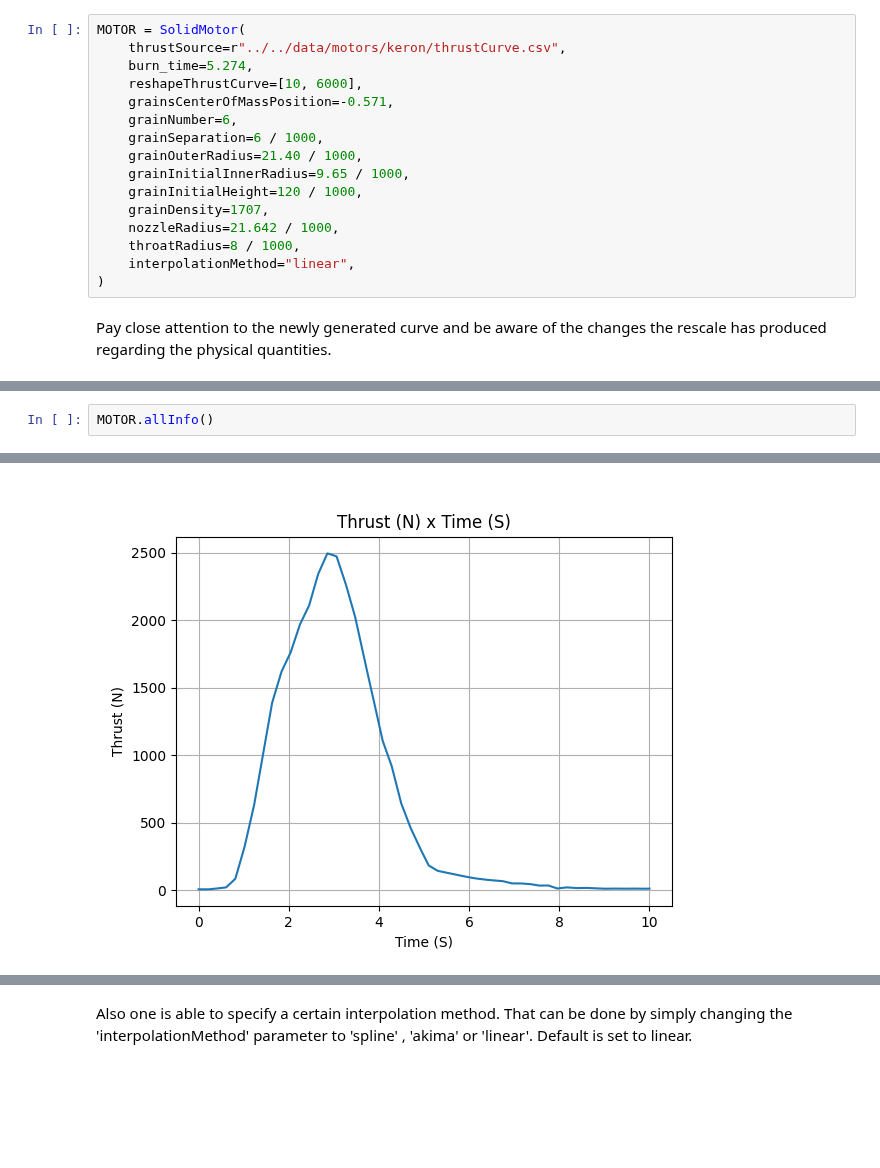
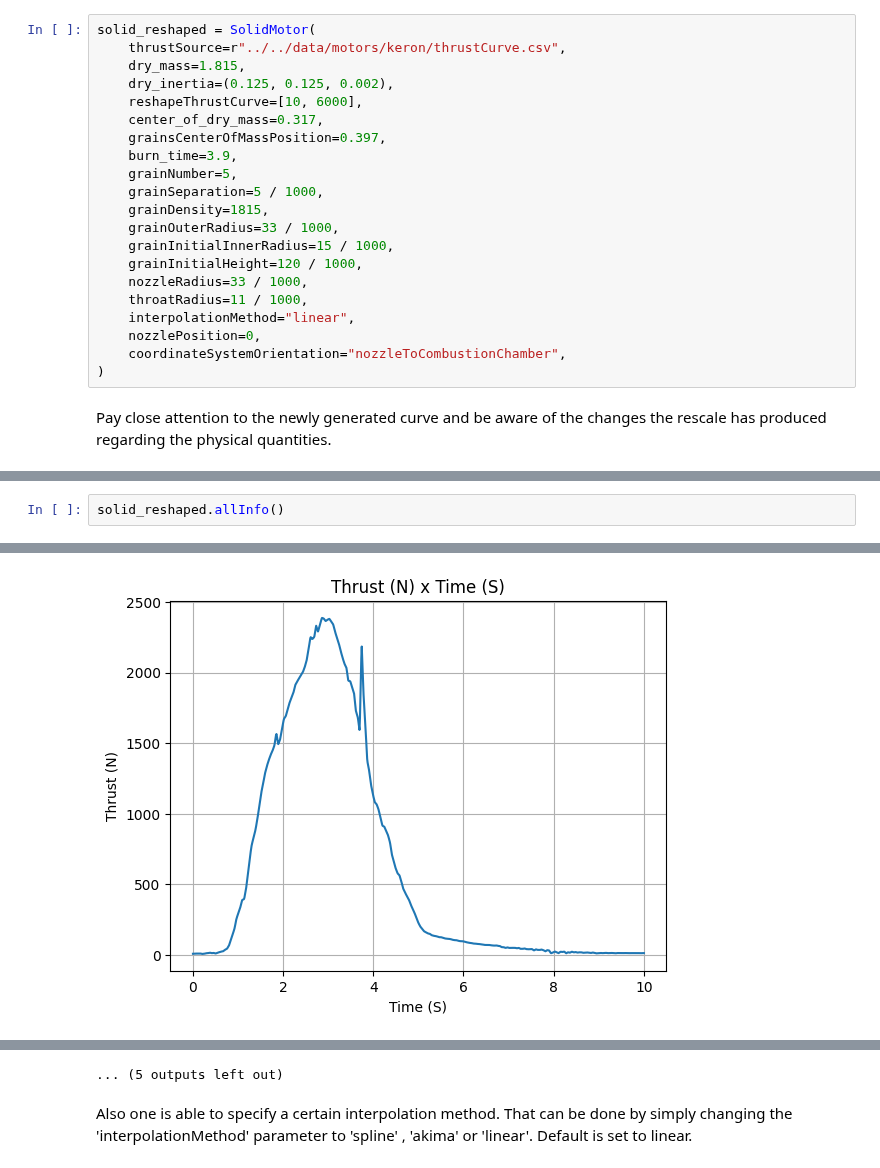
Before and after one commit to RocketPy-Team/RocketPy, a Jupyter notebook: docs/notebooks/solid_motor_class_usage.ipynb, the cells around one changed output, grey strips where cells are left out. Cells and saved outputs as stored; diff of their text form; blank space fills up the shorter version.

```diff
--- a/docs/notebooks/solid_motor_class_usage.ipynb
+++ b/docs/notebooks/solid_motor_class_usage.ipynb
@@ -198,20 +148,25 @@ Plots
 # %% [markdown]
 We know explore the reshape feature concerning the thrust curve and the interpolation method. Sometimes is useful to rescale a given curve to match new specifications when impulse and burn out time are expected to vary only slightly. That can be done how we know exemplify by setting the new burn out time in seconds to be ten and the new total impulse to be 6000 Ns.
 # %%
-MOTOR = SolidMotor(
+solid_reshaped = SolidMotor(
     thrustSource=r"../../data/motors/keron/thrustCurve.csv",
-    burn_time=5.274,
+    dry_mass=1.815,
+    dry_inertia=(0.125, 0.125, 0.002),
     reshapeThrustCurve=[10, 6000],
-    grainsCenterOfMassPosition=-0.571,
-    grainNumber=6,
-    grainSeparation=6 / 1000,
-    grainOuterRadius=21.40 / 1000,
-    grainInitialInnerRadius=9.65 / 1000,
+    center_of_dry_mass=0.317,
+    grainsCenterOfMassPosition=0.397,
+    burn_time=3.9,
+    grainNumber=5,
+    grainSeparation=5 / 1000,
+    grainDensity=1815,
+    grainOuterRadius=33 / 1000,
+    grainInitialInnerRadius=15 / 1000,
     grainInitialHeight=120 / 1000,
-    grainDensity=1707,
-    nozzleRadius=21.642 / 1000,
-    throatRadius=8 / 1000,
+    nozzleRadius=33 / 1000,
+    throatRadius=11 / 1000,
     interpolationMethod="linear",
+    nozzlePosition=0,
+    coordinateSystemOrientation="nozzleToCombustionChamber",
 )
 # %% [markdown]
 Pay close attention to the newly generated curve and be aware of the changes the rescale has produced regarding the physical quantities.
@@ -231,4 +173,4 @@ Plots
 # %%
-MOTOR.allInfo()
+solid_reshaped.allInfo()
 # %% [output]
 Nozzle Details
@@ -248,4 +190,4 @@ Maximum Thrust: 2497.5464661863084 N at 2.857142857142857 s after ignition.
 Total Impulse: 6000.000 Ns
 
 Plots
-[figure, old version]
+[figure, new version]
@@ -263,3 +204,4 @@ Plots
+... (5 outputs left out)
 # %% [markdown]
 Also one is able to specify a certain interpolation method. That can be done by simply changing the 'interpolationMethod' parameter to 'spline' , 'akima' or 'linear'. Default is set to linear.
 # %% [markdown]
```
Also changed, not shown: parts of 25 cells of this notebook, 3 other files.
